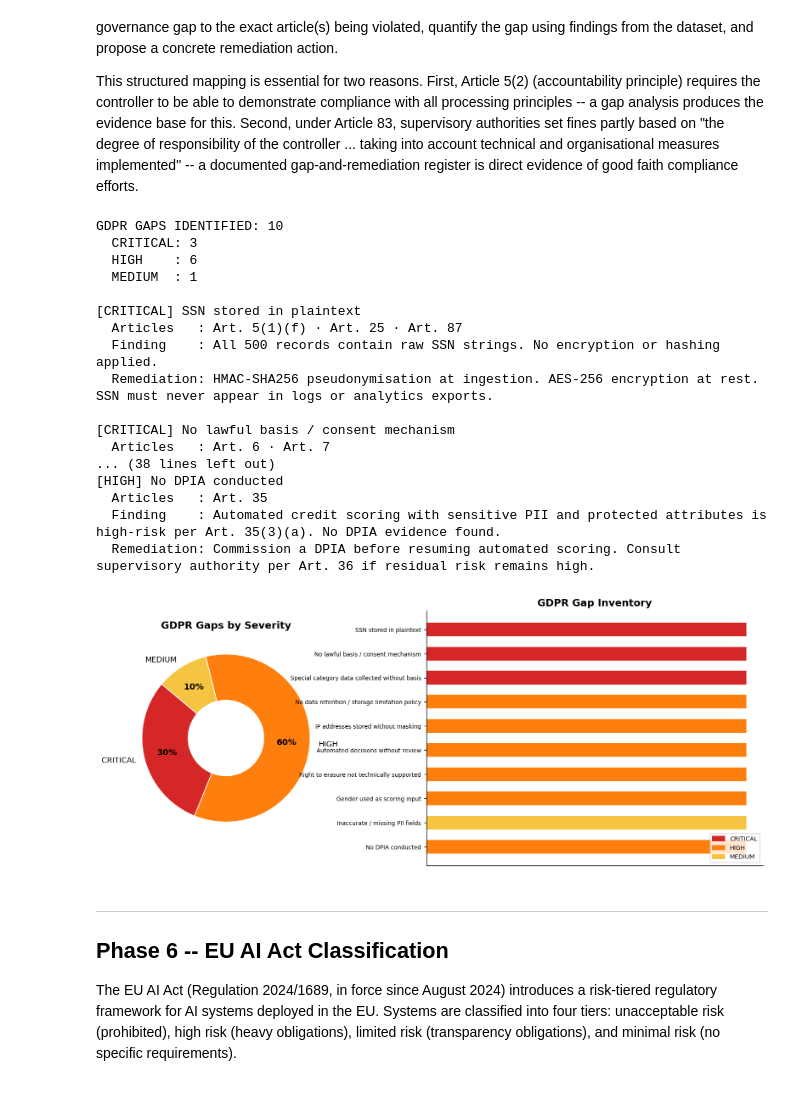
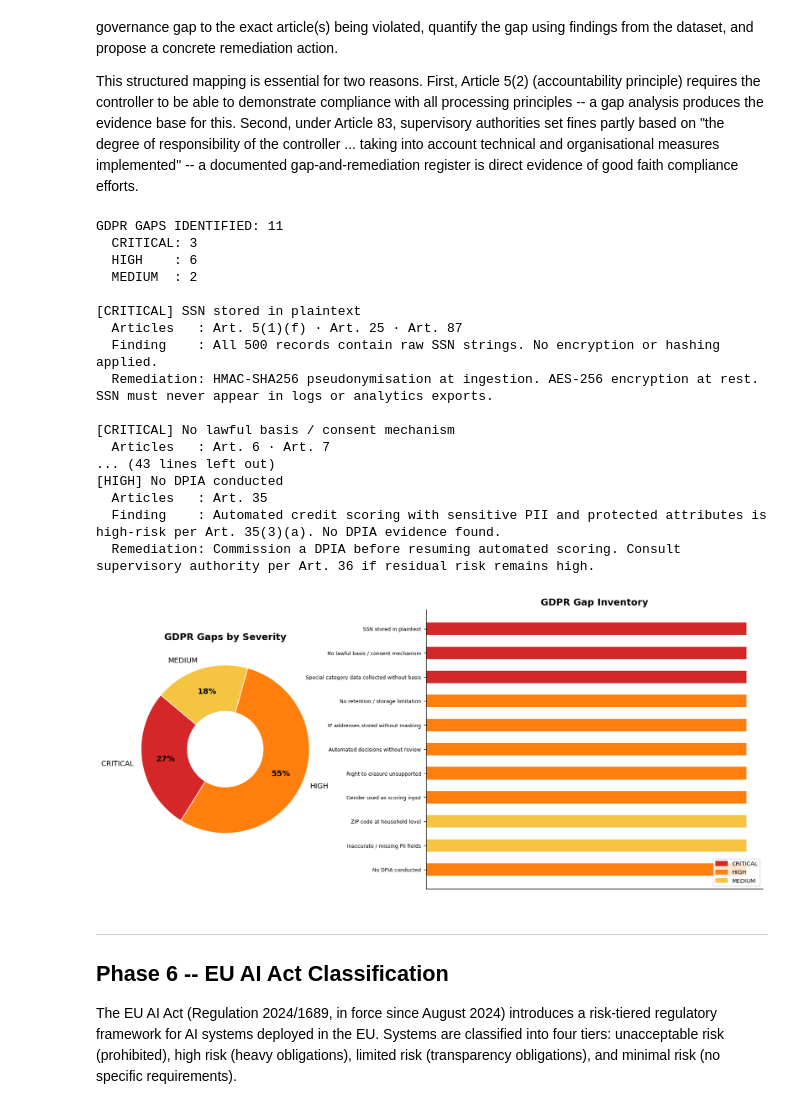
Before and after one commit to leobbaroni/Team13_DEGO_Repo, a Jupyter notebook: notebooks/03-privacy-demo.ipynb, the cells around one changed output. Drawn from its saved outputs; the diff is of its cells as text; code cells hidden in the pictures.

Commit message:
Added Zip code generalization and gender handling

```diff
--- a/notebooks/03-privacy-demo.ipynb
+++ b/notebooks/03-privacy-demo.ipynb
@@ -499,10 +595,10 @@ gdpr_gaps = [
     },
     {
         'Gap': 'No data retention / storage limitation policy',
-        'Article': 'Art. 5(1)(e)',
+        'Article': 'Art. 5(1)(e) · Art. 13(2)(a) · Art. 30(1)(f)',
         'Severity': 'HIGH',
-        'Finding': f'{(df["processing_timestamp"]=="unknown").sum()} / {len(df)} records have no valid processing timestamp.',
-        'Remediation': 'Mandate ISO 8601 timestamp on ingestion. Define 5-year retention schedule. Implement auto-deletion on expiry.',
+        'Finding': f'{(df["processing_timestamp"]=="unknown").sum()} / {len(df)} records have no valid processing timestamp. No retention schedule exists for any PII category. Data subjects are not informed of storage duration (Art. 13(2)(a) breach).',
+        'Remediation': 'Define per-field retention schedule (e.g. 5 years for credit decisions, 90 days for IP). Mandate ISO 8601 timestamps. Implement automated deletion on expiry. Document retention periods in the Records of Processing (Art. 30).',
     },
     {
         'Gap': 'IP addresses stored without masking',
@@ -512,18 +608,36 @@ gdpr_gaps = [
         'Remediation': 'Mask last octet at ingestion. Retain full IP max 90 days in restricted fraud log with access controls.',
     },
     {
-        'Gap': 'Automated decisions with no explanation or human review',
-        'Article': 'Art. 22 · Art. 13/14',
+        'Gap': 'Automated decisions without explanation or human review',
+        'Article': 'Art. 22 · Art. 13(2)(f) · Art. 14(2)(g)',
         'Severity': 'HIGH',
-        'Finding': f'{(df["rejection_reason"]=="algorithm_risk_score").sum()} rejections cite only "algorithm_risk_score" with no explanation, model version, or human sign-off.',
-        'Remediation': 'Log model version, top feature weights, timestamp per decision. Mandate human review for all rejections (Art. 22(3)).',
+        'Finding': (
+            f'{(df["rejection_reason"]=="algorithm_risk_score").sum()} rejections cite only "algorithm_risk_score" '
+            'with no explanation, model version, or human sign-off. Applicants are not informed that automated '
+            'decision-making exists (Art. 13/14 breach). No mechanism to contest decisions or request human '
+            'intervention (Art. 22(3) breach). No audit log records feature weights or model version per decision.'
+        ),
+        'Remediation': (
+            'Implement the Art. 22 decision transparency triad: (1) Right to explanation -- log and disclose top '
+            'feature contributions per decision. (2) Human oversight -- mandate human review for all rejections '
+            '(Art. 22(3)). (3) Audit trail -- record model version, timestamp, feature weights, and reviewer ID '
+            'per decision. Inform applicants of automated processing at data collection (Art. 13(2)(f)).'
+        ),
     },
     {
         'Gap': 'Right to erasure not technically supported',
-        'Article': 'Art. 17 · Art. 18',
+        'Article': 'Art. 17 · Art. 18 · Art. 12(3)',
         'Severity': 'HIGH',
-        'Finding': 'No erasure API exists. PII fields cannot be selectively deleted from the flat CSV/JSON store.',
-        'Remediation': 'Build erasure API that nullifies all PII fields for a given _id while retaining anonymised decision record for audit.',
+        'Finding': (
+            'No erasure API exists. PII fields cannot be selectively deleted from the flat CSV/JSON store. '
+            'No response timeline mechanism for Art. 17 requests (Art. 12(3) requires action within one month). '
+            'No mapping of which PII fields must be purged vs. retained for regulatory audit on erasure request.'
+        ),
+        'Remediation': (
+            'Build erasure API that nullifies all PII fields for a given _id while retaining anonymised decision '
+            'record for audit. Map every PII field to a deletion endpoint. Implement request tracking with 30-day '
+            'SLA per Art. 12(3). Document erasure procedures in the Records of Processing (Art. 30).'
+        ),
     },
     {
         'Gap': 'Gender used as scoring input -- confirmed discrimination',
@@ -531,6 +645,13 @@ gdpr_gaps = [
         'Severity': 'HIGH',
         'Finding': 'Bias analysis (notebook 02) confirms DI ratio below 0.8 -- statistically significant gender disparate impact.',
         'Remediation': 'Remove gender from model features immediately. Retraining with demographic parity constraints required.',
+    },
+    {
+        'Gap': 'ZIP code stored at household level (re-identification risk)',
+        'Article': 'Art. 5(1)(c) · Art. 25',
+        'Severity': 'MEDIUM',
+        'Finding': f'Full 5-digit ZIP codes stored for all {df["zip_code"].notna().sum()} records. Combined with DOB and gender, 5-digit ZIP re-identifies 87% of the US population (Sweeney, 2000).',
+        'Remediation': 'Generalise to 3-digit regional prefix (demonstrated in Phase 4). Sufficient granularity for fraud hotspot analysis without household-level identification.',
     },
     {
         'Gap': 'Inaccurate / missing PII fields',
@@ -561,10 +682,10 @@ for i, row in df_gaps.iterrows():
     print(f'  Remediation: {row["Remediation"]}')
     print()
 # %% [output]
-GDPR GAPS IDENTIFIED: 10
+GDPR GAPS IDENTIFIED: 11
   CRITICAL: 3
   HIGH    : 6
-  MEDIUM  : 1
+  MEDIUM  : 2
 
 [CRITICAL] SSN stored in plaintext
   Articles   : Art. 5(1)(f) · Art. 25 · Art. 87
@@ -573,7 +694,7 @@ GDPR GAPS IDENTIFIED: 10
 
 [CRITICAL] No lawful basis / consent mechanism
   Articles   : Art. 6 · Art. 7
-... (38 lines left out)
+... (43 lines left out)
 [HIGH] No DPIA conducted
   Articles   : Art. 35
   Finding    : Automated credit scoring with sensitive PII and protected attributes is high-risk per Art. 35(3)(a). No DPIA evidence found.
@@ -583,44 +704,47 @@ GDPR GAPS IDENTIFIED: 10
 sev_colours = {'CRITICAL': '#d62728', 'HIGH': '#ff7f0e', 'MEDIUM': '#f5c542'}
 sev_counts = df_gaps['Severity'].value_counts().reindex(['CRITICAL', 'HIGH', 'MEDIUM']).fillna(0)
 
-fig = plt.figure(figsize=(15, 6))
+fig = plt.figure(figsize=(16, 7))
 # Give more width to the right subplot (inventory) by using gridspec ratios
 gs = fig.add_gridspec(1, 2, width_ratios=[1, 1.6], wspace=0.35)
 ax = fig.add_subplot(gs[0])
 ax2 = fig.add_subplot(gs[1])
 
 # Donut -- fix pctdistance so percentages sit centred inside each wedge
 wedge_c = [sev_colours[s] for s in sev_counts.index]
 wedges, texts, autotexts = ax.pie(
     sev_counts, labels=sev_counts.index, colors=wedge_c,
     autopct='%1.0f%%', startangle=140, pctdistance=0.72,
     wedgeprops=dict(width=0.55, edgecolor='white'))
 for at in autotexts:
     at.set_fontsize(11)
     at.set_fontweight('bold')
 ax.set_title('GDPR Gaps by Severity', fontweight='bold')
 
 # Horizontal inventory -- shorten long labels to prevent overlap
 short_labels = {
-    'Automated decisions with no explanation or human review': 'Automated decisions without review',
+    'Automated decisions without explanation or human review': 'Automated decisions without review',
     'Gender used as scoring input -- confirmed discrimination': 'Gender used as scoring input',
+    'ZIP code stored at household level (re-identification risk)': 'ZIP code at household level',
+    'No data retention / storage limitation policy': 'No retention / storage limitation',
+    'Right to erasure not technically supported': 'Right to erasure unsupported',
 }
 labels = [short_labels.get(row['Gap'], row['Gap']) for _, row in df_gaps.iterrows()]
 bar_c = [sev_colours[s] for s in df_gaps['Severity']]
 y = range(len(labels))
-ax2.barh(list(y), [1] * len(labels), color=bar_c, edgecolor='white', height=0.6)
+ax2.barh(list(y), [1] * len(labels), color=bar_c, edgecolor='white', height=0.55)
 ax2.set_yticks(list(y))
-ax2.set_yticklabels(labels, fontsize=7.5)
+ax2.set_yticklabels(labels, fontsize=7)
 ax2.set_xticks([])
 ax2.set_title('GDPR Gap Inventory', fontweight='bold')
 patches = [mpatches.Patch(color=v, label=k) for k, v in sev_colours.items()]
 ax2.legend(handles=patches, loc='lower right', fontsize=8)
 ax2.invert_yaxis()
 
 plt.savefig('../reports/gdpr_gap_analysis.png', bbox_inches='tight')
 plt.show()
 # %% [output]
-[figure, old version]
+[figure, new version]
 # %% [markdown]
 ---
 ## Phase 6 -- EU AI Act Classification
```
Also changed, not shown: parts of 10 cells of this notebook, 3 other files.
